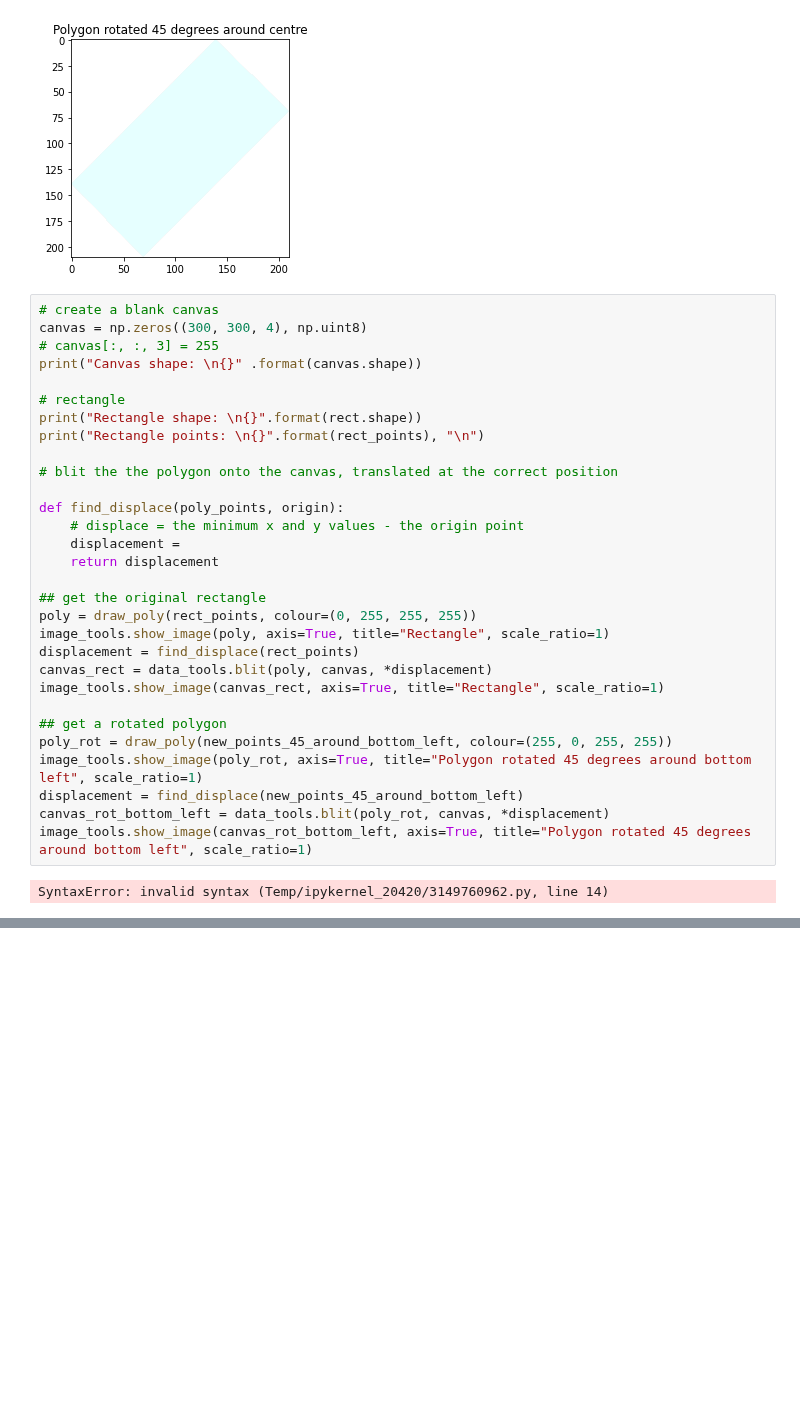
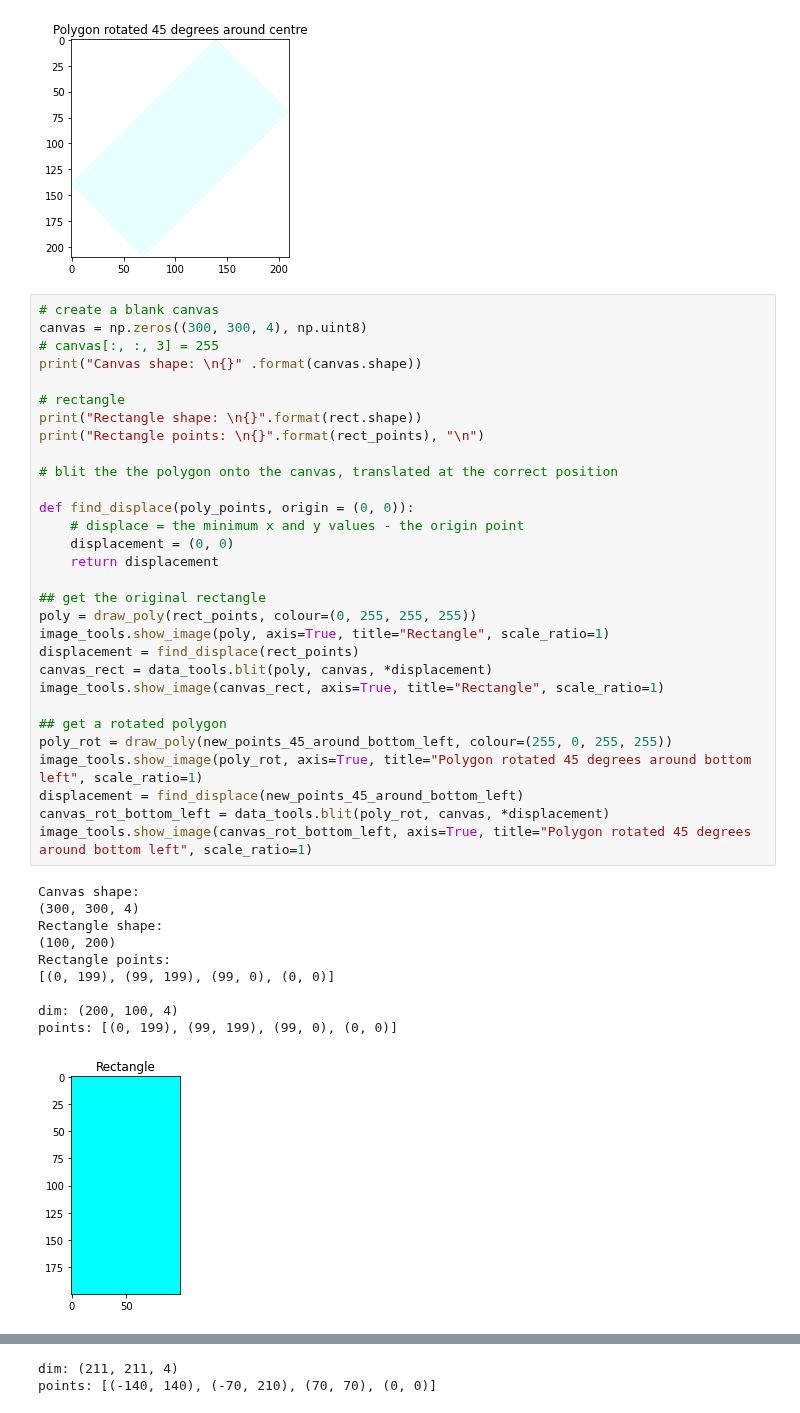
Before and after one commit to phileasdg/Image_and_Audio_Generation_and_Editing_using_Python, a Jupyter notebook: misc/A_rectangle_rotation_puzzle.ipynb, the cells around one changed output, grey strips where cells are left out. Saved outputs shown, nothing was run; the diff lists cells and outputs as text; blank space fills up the shorter version.

```diff
--- a/misc/A_rectangle_rotation_puzzle.ipynb
+++ b/misc/A_rectangle_rotation_puzzle.ipynb
@@ -124,32 +124,41 @@ points: [(-55, 134), (14, 204), (154, 64), (84, -5)]
 # %%
 # create a blank canvas
 canvas = np.zeros((300, 300, 4), np.uint8)
 # canvas[:, :, 3] = 255
 print("Canvas shape: \n{}" .format(canvas.shape))
 
 # rectangle
 print("Rectangle shape: \n{}".format(rect.shape))
 print("Rectangle points: \n{}".format(rect_points), "\n")
 
 # blit the the polygon onto the canvas, translated at the correct position
 
-def find_displace(poly_points, origin):
+def find_displace(poly_points, origin = (0, 0)):
     # displace = the minimum x and y values - the origin point
-    displacement =
+    displacement = (0, 0)
     return displacement
 
 ## get the original rectangle
 poly = draw_poly(rect_points, colour=(0, 255, 255, 255))
 image_tools.show_image(poly, axis=True, title="Rectangle", scale_ratio=1)
 displacement = find_displace(rect_points)
 canvas_rect = data_tools.blit(poly, canvas, *displacement)
 image_tools.show_image(canvas_rect, axis=True, title="Rectangle", scale_ratio=1)
 
 ## get a rotated polygon
 poly_rot = draw_poly(new_points_45_around_bottom_left, colour=(255, 0, 255, 255))
 image_tools.show_image(poly_rot, axis=True, title="Polygon rotated 45 degrees around bottom left", scale_ratio=1)
 displacement = find_displace(new_points_45_around_bottom_left)
 canvas_rot_bottom_left = data_tools.blit(poly_rot, canvas, *displacement)
 image_tools.show_image(canvas_rot_bottom_left, axis=True, title="Polygon rotated 45 degrees around bottom left", scale_ratio=1)
 # %% [output]
-SyntaxError: invalid syntax (Temp/ipykernel_20420/3149760962.py, line 14)
+Canvas shape:
+(300, 300, 4)
+Rectangle shape:
+(100, 200)
+Rectangle points:
+[(0, 199), (99, 199), (99, 0), (0, 0)]
+
+dim: (200, 100, 4)
+points: [(0, 199), (99, 199), (99, 0), (0, 0)]
+[figure, added]
@@ -155,0 +166,2 @@ SyntaxError: invalid syntax (Temp/ipykernel_20420/3149760962.py, line 14)
+dim: (211, 211, 4)
+points: [(-140, 140), (-70, 210), (70, 70), (0, 0)]
```
Also changed, not shown: parts of 3 cells of this notebook, 2 other files.
